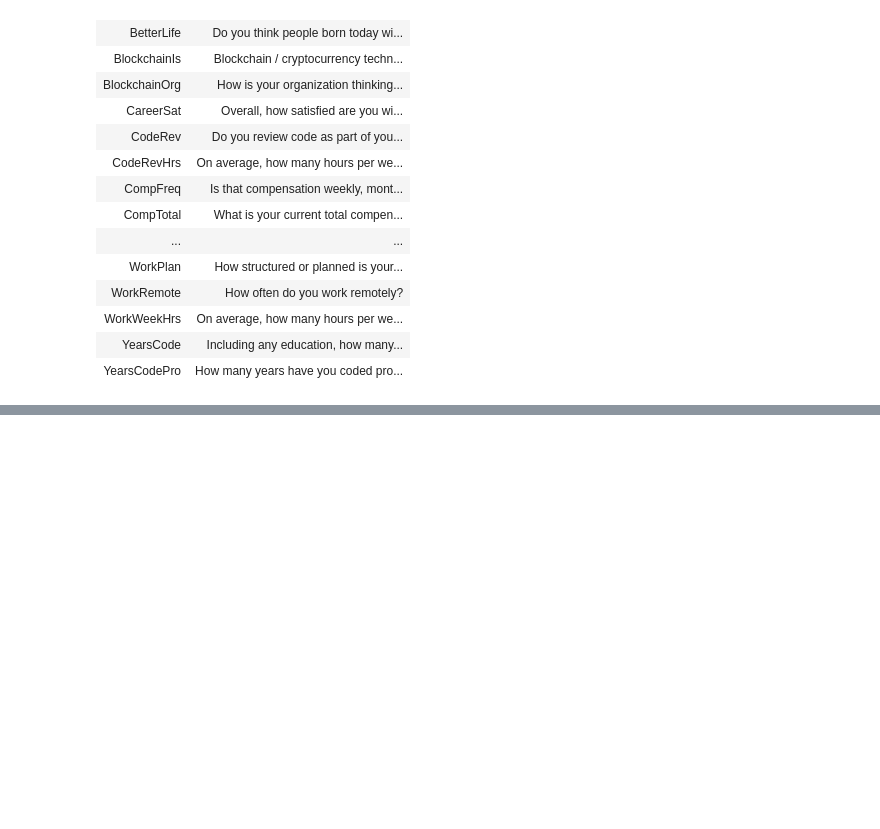
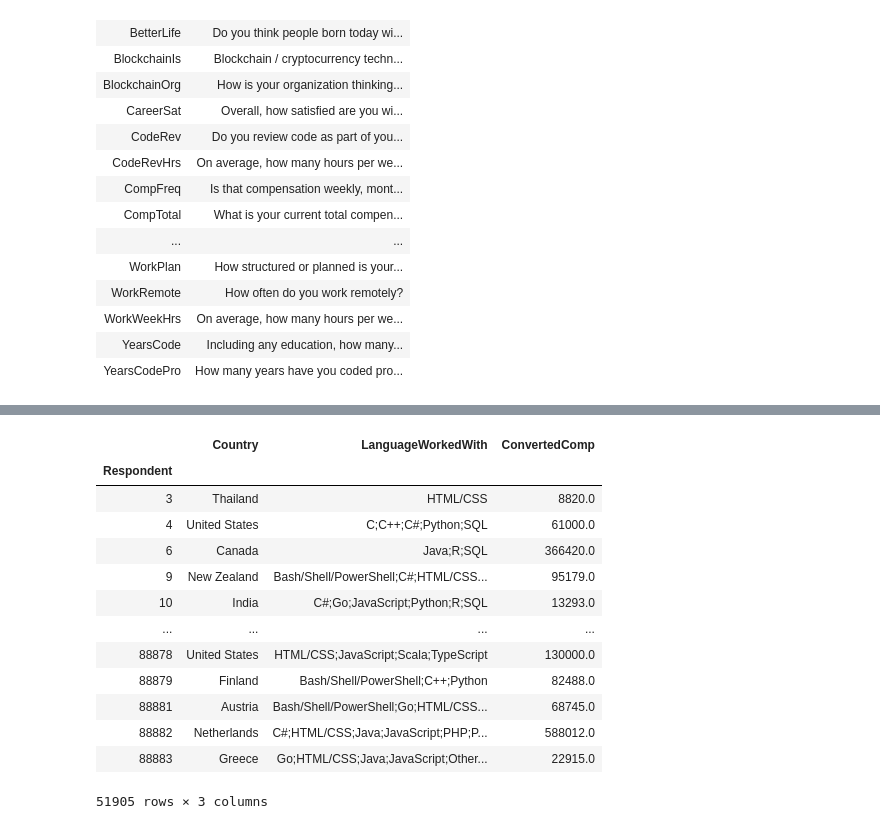
Before and after one commit to JituShinde77/Pandas, a Jupyter notebook: Pandas Demos.ipynb, the cells around one changed output, grey strips where cells are left out. Drawn from its saved outputs; the diff is of its cells as text; code cells hidden in the pictures; blank space fills up the shorter version.

```diff
--- a/Pandas Demos.ipynb
+++ b/Pandas Demos.ipynb
@@ -445,0 +467,17 @@ schema_df
+# %%
+df.loc[high_salary, ['Country', 'LanguageWorkedWith', 'ConvertedComp']]
+# %% [output]
+|  | Country | LanguageWorkedWith | ConvertedComp |
+| Respondent |  |  |  |
+| 3 | Thailand | HTML/CSS | 8820.0 |
+| 4 | United States | C;C++;C#;Python;SQL | 61000.0 |
+| 6 | Canada | Java;R;SQL | 366420.0 |
+| 9 | New Zealand | Bash/Shell/PowerShell;C#;HTML/CSS... | 95179.0 |
+| 10 | India | C#;Go;JavaScript;Python;R;SQL | 13293.0 |
+| ... | ... | ... | ... |
+| 88878 | United States | HTML/CSS;JavaScript;Scala;TypeScript | 130000.0 |
+| 88879 | Finland | Bash/Shell/PowerShell;C++;Python | 82488.0 |
+| 88881 | Austria | Bash/Shell/PowerShell;Go;HTML/CSS... | 68745.0 |
+| 88882 | Netherlands | C#;HTML/CSS;Java;JavaScript;PHP;P... | 588012.0 |
+| 88883 | Greece | Go;HTML/CSS;Java;JavaScript;Other... | 22915.0 |
+51905 rows × 3 columns
```
Also changed, not shown: parts of 7 cells of this notebook, 1 other file.
